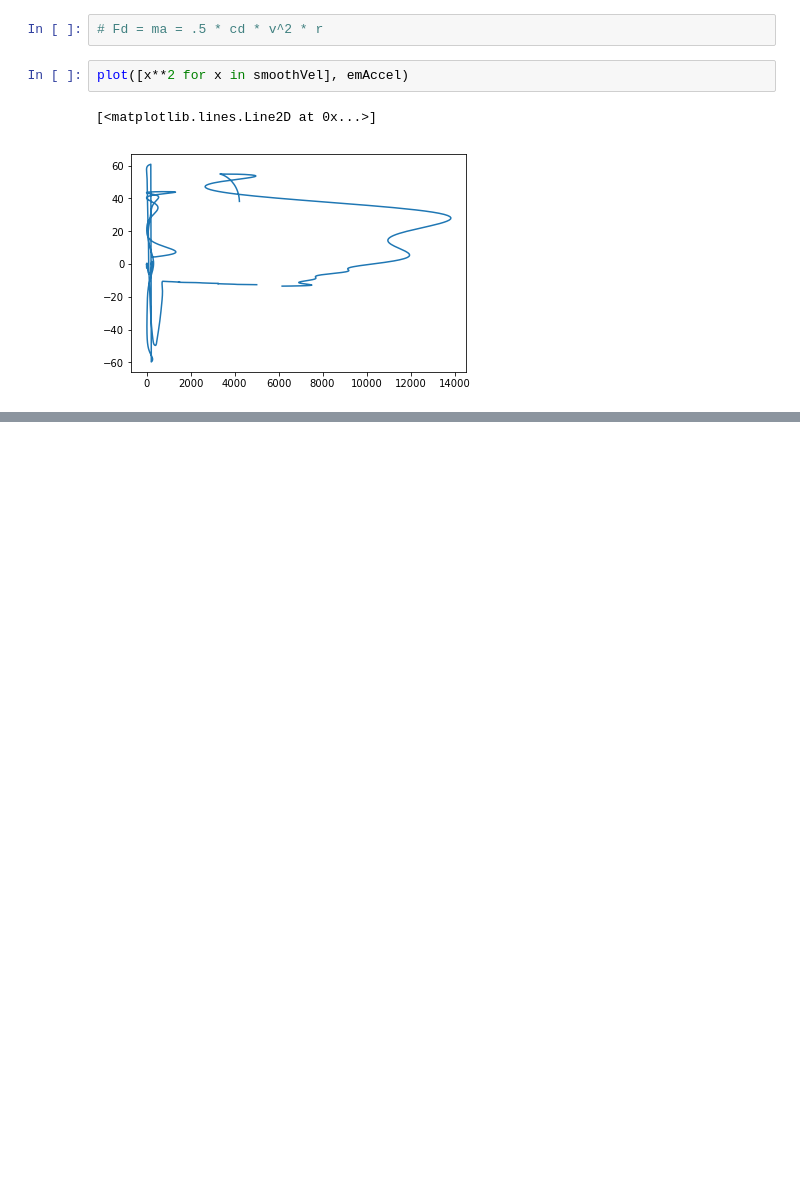
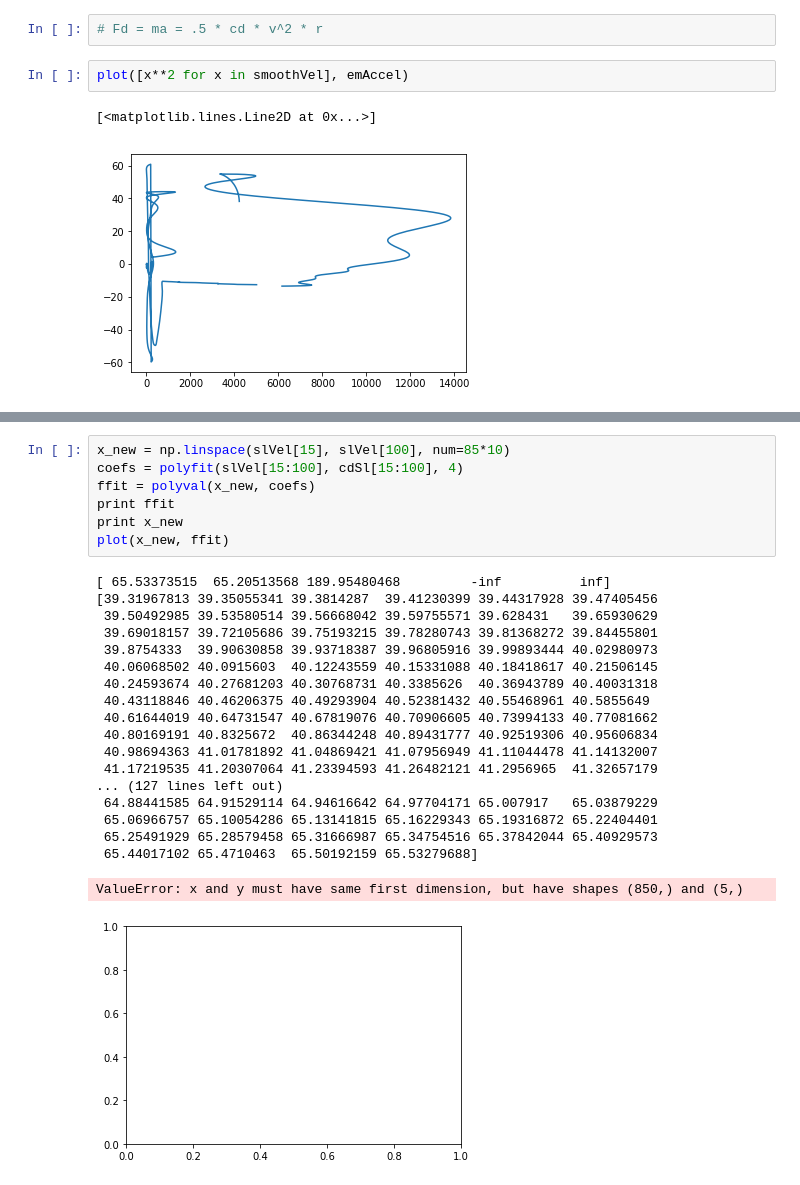
Before and after one commit to DuncanBark/Data_Analysis, a Jupyter notebook: TMHAltimeters.ipynb, the cells around one changed output, grey strips where cells are left out. Cells and saved outputs as stored; diff of their text form; blank space fills up the shorter version.

```diff
--- a/TMHAltimeters.ipynb
+++ b/TMHAltimeters.ipynb
@@ -210,0 +268,27 @@ ylim(0,1)
+# %%
+x_new = np.linspace(slVel[15], slVel[100], num=85*10)
+coefs = polyfit(slVel[15:100], cdSl[15:100], 4)
+ffit = polyval(x_new, coefs)
+print ffit
+print x_new
+plot(x_new, ffit)
+# %% [output]
+[ 65.53373515  65.20513568 189.95480468         -inf          inf]
+[39.31967813 39.35055341 39.3814287  39.41230399 39.44317928 39.47405456
+ 39.50492985 39.53580514 39.56668042 39.59755571 39.628431   39.65930629
+ 39.69018157 39.72105686 39.75193215 39.78280743 39.81368272 39.84455801
+ 39.8754333  39.90630858 39.93718387 39.96805916 39.99893444 40.02980973
+ 40.06068502 40.0915603  40.12243559 40.15331088 40.18418617 40.21506145
+ 40.24593674 40.27681203 40.30768731 40.3385626  40.36943789 40.40031318
+ 40.43118846 40.46206375 40.49293904 40.52381432 40.55468961 40.5855649
+ 40.61644019 40.64731547 40.67819076 40.70906605 40.73994133 40.77081662
+ 40.80169191 40.8325672  40.86344248 40.89431777 40.92519306 40.95606834
+ 40.98694363 41.01781892 41.04869421 41.07956949 41.11044478 41.14132007
+ 41.17219535 41.20307064 41.23394593 41.26482121 41.2956965  41.32657179
+... (127 lines left out)
+ 64.88441585 64.91529114 64.94616642 64.97704171 65.007917   65.03879229
+ 65.06966757 65.10054286 65.13141815 65.16229343 65.19316872 65.22404401
+ 65.25491929 65.28579458 65.31666987 65.34754516 65.37842044 65.40929573
+ 65.44017102 65.4710463  65.50192159 65.53279688]
+ValueError: x and y must have same first dimension, but have shapes (850,) and (5,)
+[figure, added]
```
Also changed, not shown: parts of 25 cells of this notebook, 1 other file.
